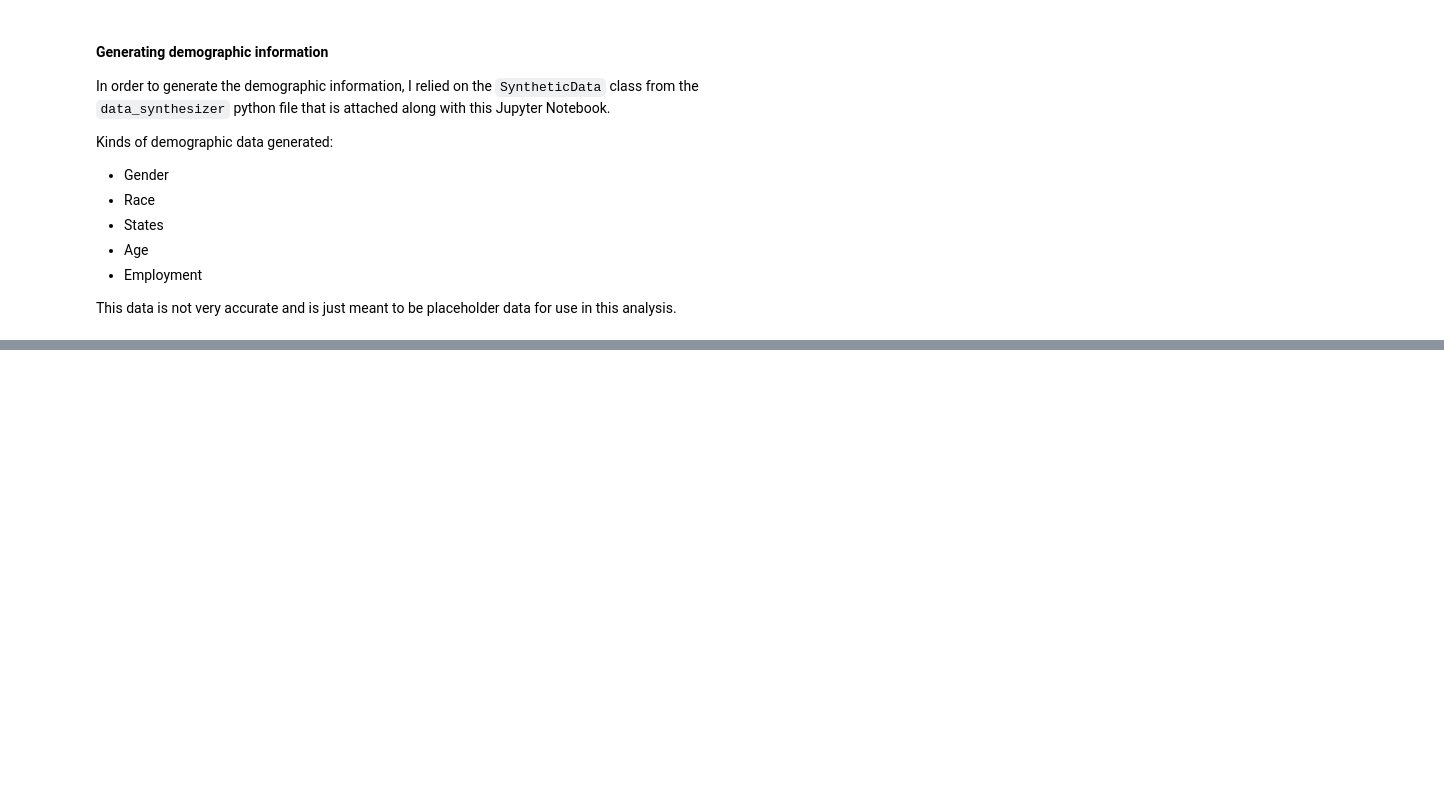
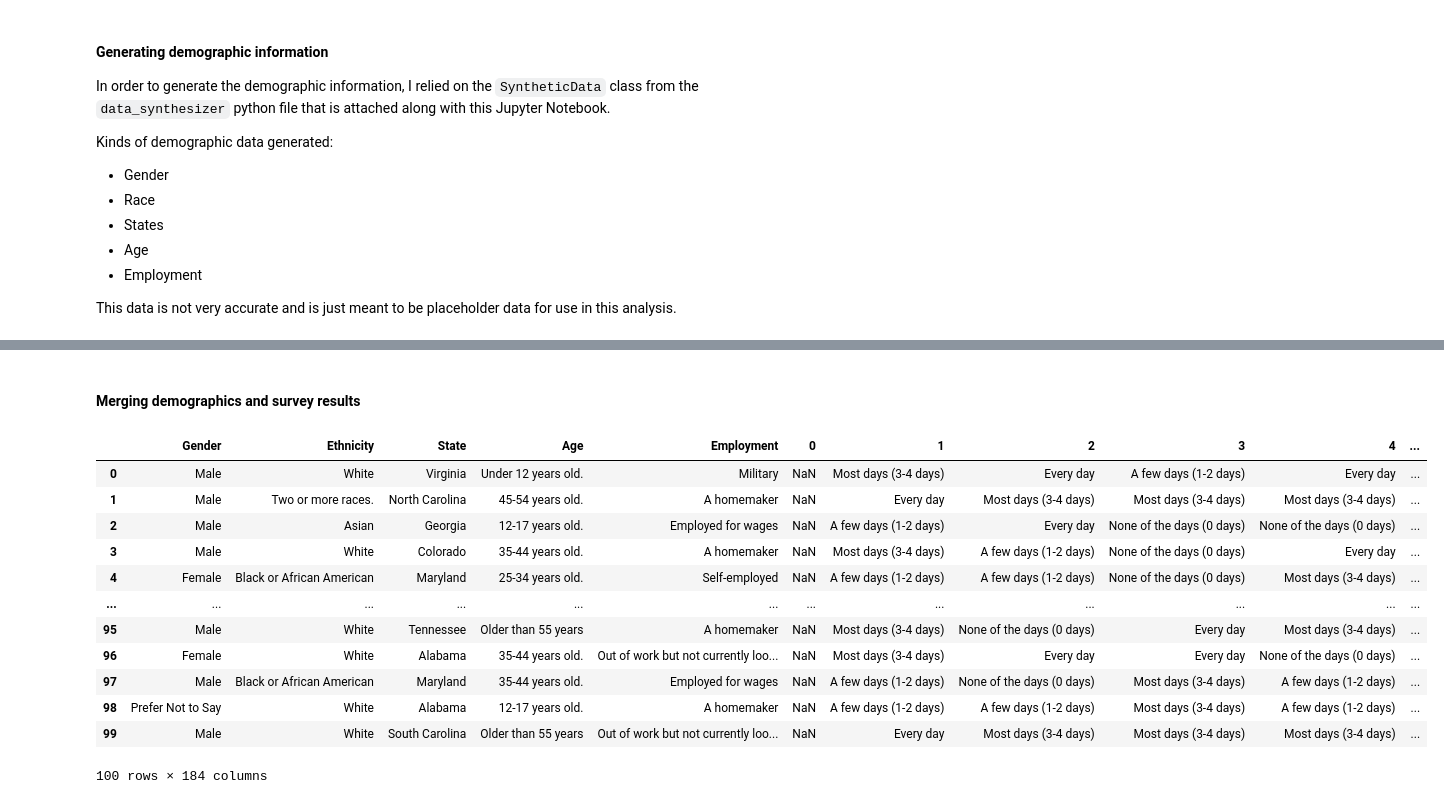
Before and after one commit to gauvand/InitialSurveyAnalysis, a Jupyter notebook: Notebooks/FirstPassWorkbook.ipynb, the cells around one changed output, grey strips where cells are left out. Cells and saved outputs as stored; diff of their text form; code cells hidden in the pictures; blank space fills up the shorter version.

Commit message:
demographic merging and cleaning, json implementation of clean questions

```diff
--- a/Notebooks/FirstPassWorkbook.ipynb
+++ b/Notebooks/FirstPassWorkbook.ipynb
@@ -274,0 +190,42 @@ answers
+# %%
+import ast
+survey_data = pd.DataFrame(np.zeros((n,len(qa_df))),columns=qa_df.qid) # row length - number of subjects
+print("qid", end=  " ")
+for qid in qa_df.qid:
+    selections = False
+    print(qid, end= " ") # debugging
+
+    # -------- Indexing questions -------
+    answers = qa_df.loc[qid,'answers'] # Note: only works if df index and qid match up perfectly
+#     answers = qa_df.query(f"qid == {qid}")["answers"] # use this otherwise
+
+    # -------- Matching types of questions ------- #
+    q_type = qa_df.loc[qid,'Answer Type']
+    if q_type.lower() == "multi-select":
+        selections = True # enables multiselect
+
+    if answers != None:
+        # --------- Text questions (generate 3 sentences)---------- #
+        if answers == 'text':
+            survey_data[qid] = survey_data[qid].apply(lambda x: datagen.generate_text(3))
+        # --------- Date questions (generate a date between Feb 14th and today)---------- #
+        elif answers == 'date':
+            answers = [datagen.generate_date() for i in range(n)]
+            survey_data[qid] = datagen.generate_data(answers,\
+                                                        datagen.generate_probabilities(len(answers)))
+        else:
+        # --------- Multi-Select questions ------- #
+            if selections:
+                responses = []
+                for item_num in range(n):
+                    num_answers = np.random.randint(low=1,high=len(answers))
+                    response = np.random.choice(answers,size=num_answers,replace=False)
+                    responses.append(response)
+                survey_data[qid] = responses
+        # --------- Single-select questions ---------- #
+            else:
+                survey_data[qid] = datagen.generate_data(answers,\
+                                                        datagen.generate_probabilities(len(answers)))
+    else:
+            survey_data[qid] = survey_data[qid].apply(lambda x: np.nan)
+survey_data
@@ -274,0 +247,18 @@ answers
+# %% [markdown]
+#### Merging demographics and survey results
+# %%
+pd.concat([demographics,survey_data],axis=1)
+# %% [output]
+|  | Gender | Ethnicity | State | Age | Employment | 0 | 1 | 2 | 3 | 4 | ... |
+| 0 | Male | White | Virginia | Under 12 years old. | Military | NaN | Most days (3-4 days) | Every day | A few days (1-2 days) | Every day | ... |
+| 1 | Male | Two or more races. | North Carolina | 45-54 years old. | A homemaker | NaN | Every day | Most days (3-4 days) | Most days (3-4 days) | Most days (3-4 days) | ... |
+| 2 | Male | Asian | Georgia | 12-17 years old. | Employed for wages | NaN | A few days (1-2 days) | Every day | None of the days (0 days) | None of the days (0 days) | ... |
+| 3 | Male | White | Colorado | 35-44 years old. | A homemaker | NaN | Most days (3-4 days) | A few days (1-2 days) | None of the days (0 days) | Every day | ... |
+| 4 | Female | Black or African American | Maryland | 25-34 years old. | Self-employed | NaN | A few days (1-2 days) | A few days (1-2 days) | None of the days (0 days) | Most days (3-4 days) | ... |
+| ... | ... | ... | ... | ... | ... | ... | ... | ... | ... | ... | ... |
+| 95 | Male | White | Tennessee | Older than 55 years | A homemaker | NaN | Most days (3-4 days) | None of the days (0 days) | Every day | Most days (3-4 days) | ... |
+| 96 | Female | White | Alabama | 35-44 years old. | Out of work but not currently loo... | NaN | Most days (3-4 days) | Every day | Every day | None of the days (0 days) | ... |
+| 97 | Male | Black or African American | Maryland | 35-44 years old. | Employed for wages | NaN | A few days (1-2 days) | None of the days (0 days) | Most days (3-4 days) | A few days (1-2 days) | ... |
+| 98 | Prefer Not to Say | White | Alabama | 12-17 years old. | A homemaker | NaN | A few days (1-2 days) | A few days (1-2 days) | Most days (3-4 days) | A few days (1-2 days) | ... |
+| 99 | Male | White | South Carolina | Older than 55 years | Out of work but not currently loo... | NaN | Every day | Most days (3-4 days) | Most days (3-4 days) | Most days (3-4 days) | ... |
+100 rows × 184 columns
```
Also changed, not shown: parts of 12 cells of this notebook, 3 other files.
